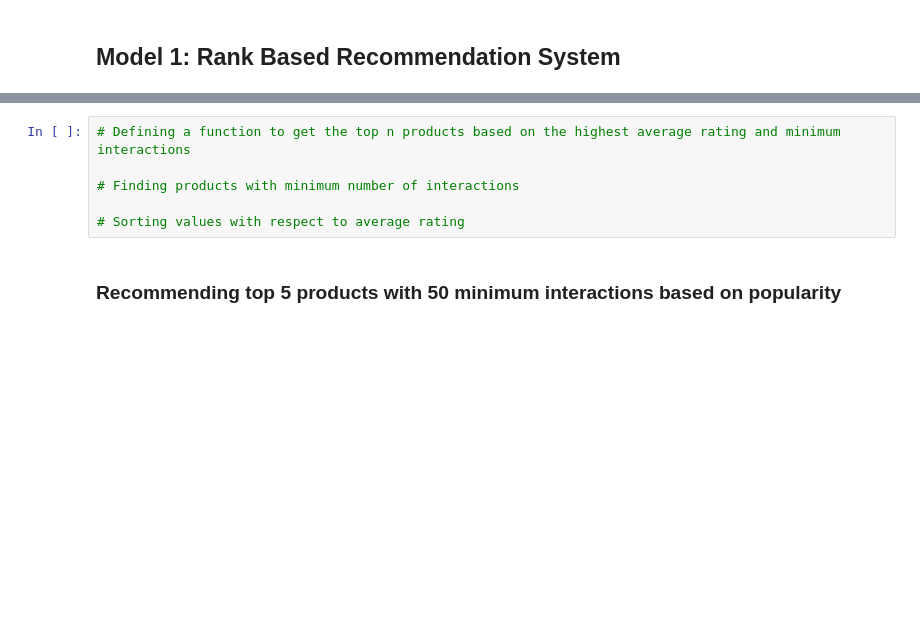
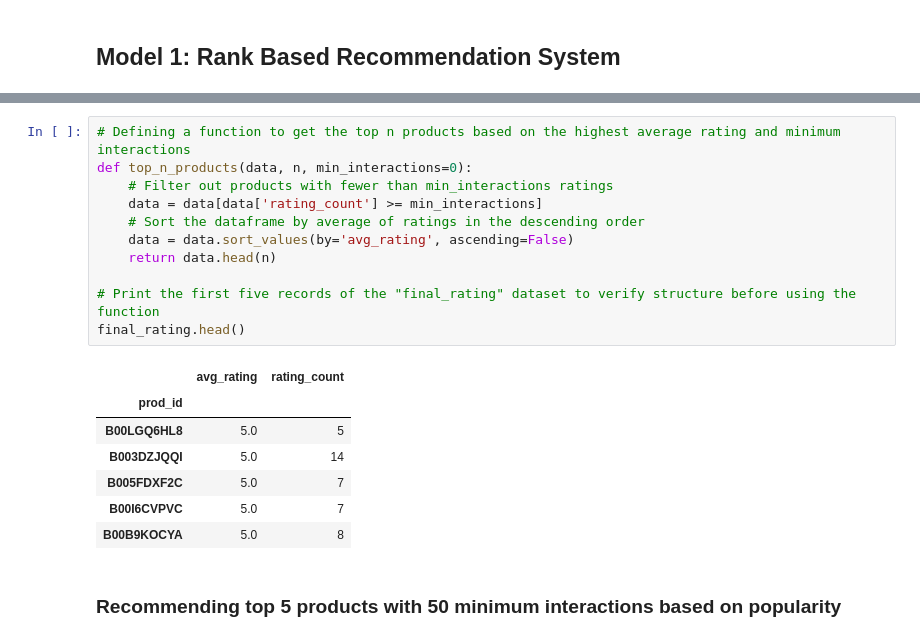
Before and after one commit to LarryHu208/MIT-AI-applied, a Jupyter notebook: RecommendationsElective/Recommendation_Systems_Learner_Notebook_Full_Code_upd.ipynb, the cells around one changed output, grey strips where cells are left out. Drawn from its saved outputs; the diff is of its cells as text; blank space fills up the shorter version.

```diff
--- a/RecommendationsElective/Recommendation_Systems_Learner_Notebook_Full_Code_upd.ipynb
+++ b/RecommendationsElective/Recommendation_Systems_Learner_Notebook_Full_Code_upd.ipynb
@@ -184,8 +333,21 @@ ___________
-# %%
-# Defining a function to get the top n products based on the highest average rating and minimum interactions
-
-# Finding products with minimum number of interactions
-
-# Sorting values with respect to average rating
+# %%
+# Defining a function to get the top n products based on the highest average rating and minimum interactions
+def top_n_products(data, n, min_interactions=0):
+    # Filter out products with fewer than min_interactions ratings
+    data = data[data['rating_count'] >= min_interactions]
+    # Sort the dataframe by average of ratings in the descending order
+    data = data.sort_values(by='avg_rating', ascending=False)
+    return data.head(n)
+
+# Print the first five records of the "final_rating" dataset to verify structure before using the function
+final_rating.head()
+# %% [output]
+|  | avg_rating | rating_count |
+| prod_id |  |  |
+| B00LGQ6HL8 | 5.0 | 5 |
+| B003DZJQQI | 5.0 | 14 |
+| B005FDXF2C | 5.0 | 7 |
+| B00I6CVPVC | 5.0 | 7 |
+| B00B9KOCYA | 5.0 | 8 |
 # %% [markdown]
 ### **Recommending top 5 products with 50 minimum interactions based on popularity**
```
Also changed, not shown: parts of 98 cells of this notebook.
